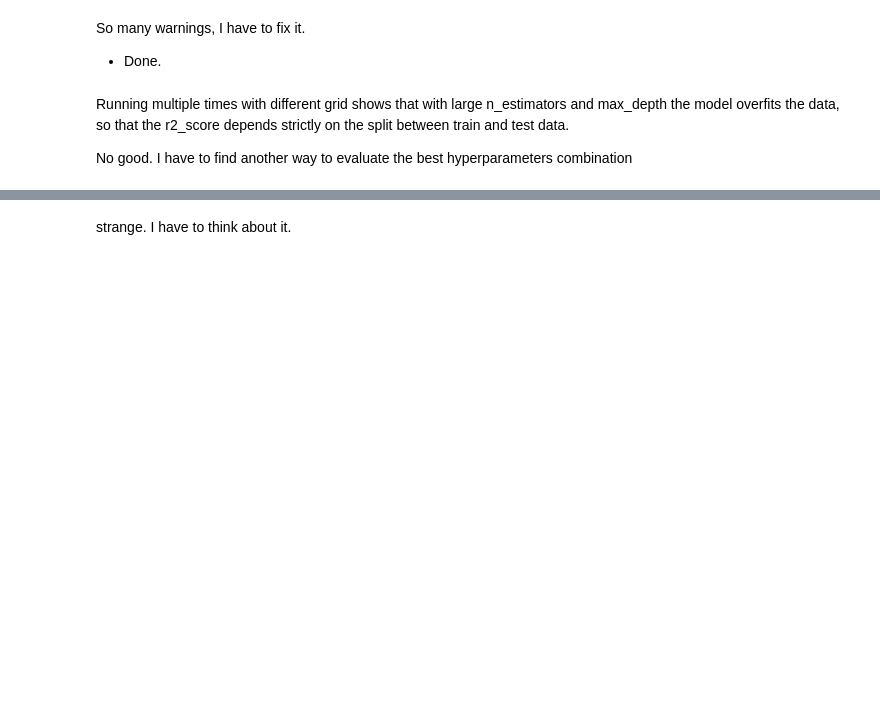
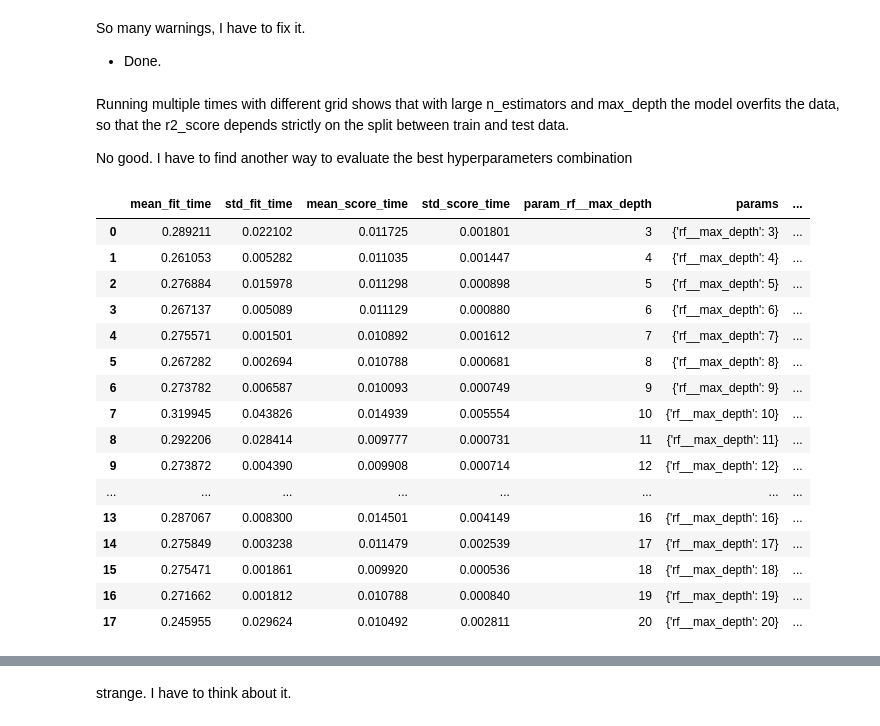
Before and after one commit to LuigiSotgiu/Project, a Jupyter notebook: main.ipynb, the cells around one changed output, grey strips where cells are left out. Cells and saved outputs as stored; diff of their text form; code cells hidden in the pictures; blank space fills up the shorter version.

```diff
--- a/main.ipynb
+++ b/main.ipynb
@@ -156,7 +156,7 @@ df_temp = pd.concat([df1, df2], axis=0)     # Concatenating
 df = df_temp.apply(lambda x: pd.Series(x.dropna().values))      # Dropping the Nan values
 
 # Selecting the features to use (one can change directly from here if he wants)
-features = ['z', 'S', 'Tp64', 'Fp64', 'Eiso','Liso',
-          'tstart', 'DeltaT', 'alpha', 'Ep', 'F']
+features = ['z', 'S', 'Eiso', 'Liso', 'tstart',
+            'DeltaT', 'alpha', 'Ep']
 dataset = df[features]
 # %%
@@ -214,3 +190,48 @@ Running multiple times with different grid shows that with large n_estimators an
 overfits the data, so that the r2_score depends strictly on the split between train and test data.
 
 No good. I have to find another way to evaluate the best hyperparameters combination
+# %%
+# Let's try this
+
+# Inizialising the model class ---> see ML_GRB.py
+model = RND_FOREST()
+obj.SetModel(model)     # Setting the model in the main class
+
+# trying vary score to evaluate the model
+scoring = {
+    'MedAE': 'neg_median_absolute_error',
+    'MAE': 'neg_mean_absolute_error',
+    'ME': 'max_error'
+}
+
+# searching over the max_depth hyperparameter
+grid = {'rf__max_depth': [3, 4, 5, 6, 7, 8, 9, 10, 11, 12,
+                          13, 14, 15, 16, 17, 18, 19, 20]}
+
+# Running the Grid Search
+obj.model.GridSearch(dataset, grid, cv = 5, train_size = 0.8, scoring = scoring,
+                     refit = 'MedAE')
+
+results = obj.model.Grid_search_class.cv_results_
+
+results_df = pd.DataFrame(results)
+
+results_df.style
+# %% [output]
+|  | mean_fit_time | std_fit_time | mean_score_time | std_score_time | param_rf__max_depth | params | ... |
+| 0 | 0.289211 | 0.022102 | 0.011725 | 0.001801 | 3 | {'rf__max_depth': 3} | ... |
+| 1 | 0.261053 | 0.005282 | 0.011035 | 0.001447 | 4 | {'rf__max_depth': 4} | ... |
+| 2 | 0.276884 | 0.015978 | 0.011298 | 0.000898 | 5 | {'rf__max_depth': 5} | ... |
+| 3 | 0.267137 | 0.005089 | 0.011129 | 0.000880 | 6 | {'rf__max_depth': 6} | ... |
+| 4 | 0.275571 | 0.001501 | 0.010892 | 0.001612 | 7 | {'rf__max_depth': 7} | ... |
+| 5 | 0.267282 | 0.002694 | 0.010788 | 0.000681 | 8 | {'rf__max_depth': 8} | ... |
+| 6 | 0.273782 | 0.006587 | 0.010093 | 0.000749 | 9 | {'rf__max_depth': 9} | ... |
+| 7 | 0.319945 | 0.043826 | 0.014939 | 0.005554 | 10 | {'rf__max_depth': 10} | ... |
+| 8 | 0.292206 | 0.028414 | 0.009777 | 0.000731 | 11 | {'rf__max_depth': 11} | ... |
+| 9 | 0.273872 | 0.004390 | 0.009908 | 0.000714 | 12 | {'rf__max_depth': 12} | ... |
+| ... | ... | ... | ... | ... | ... | ... | ... |
+| 13 | 0.287067 | 0.008300 | 0.014501 | 0.004149 | 16 | {'rf__max_depth': 16} | ... |
+| 14 | 0.275849 | 0.003238 | 0.011479 | 0.002539 | 17 | {'rf__max_depth': 17} | ... |
+| 15 | 0.275471 | 0.001861 | 0.009920 | 0.000536 | 18 | {'rf__max_depth': 18} | ... |
+| 16 | 0.271662 | 0.001812 | 0.010788 | 0.000840 | 19 | {'rf__max_depth': 19} | ... |
+| 17 | 0.245955 | 0.029624 | 0.010492 | 0.002811 | 20 | {'rf__max_depth': 20} | ... |
```
Also changed, not shown: parts of 6 cells of this notebook, 1 other file.
